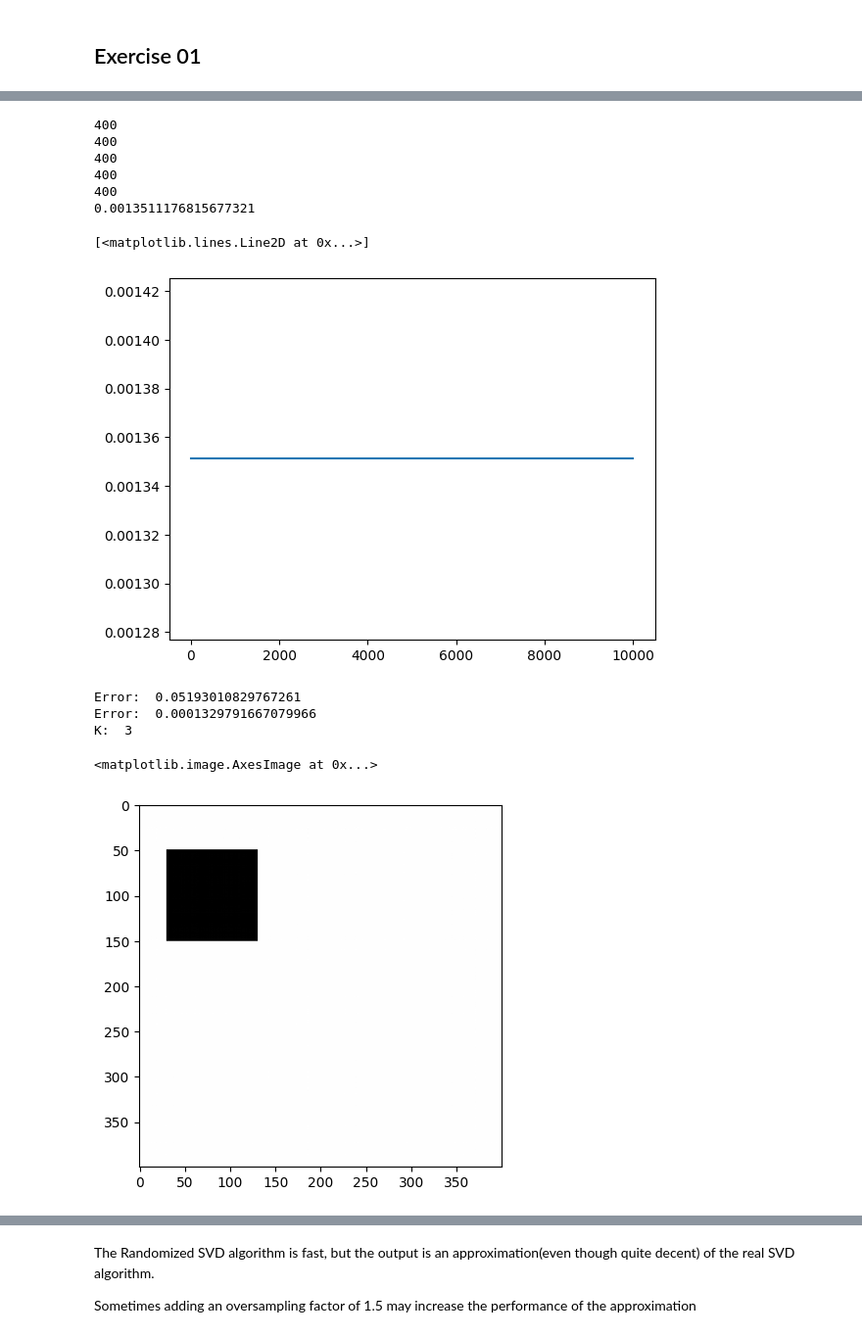
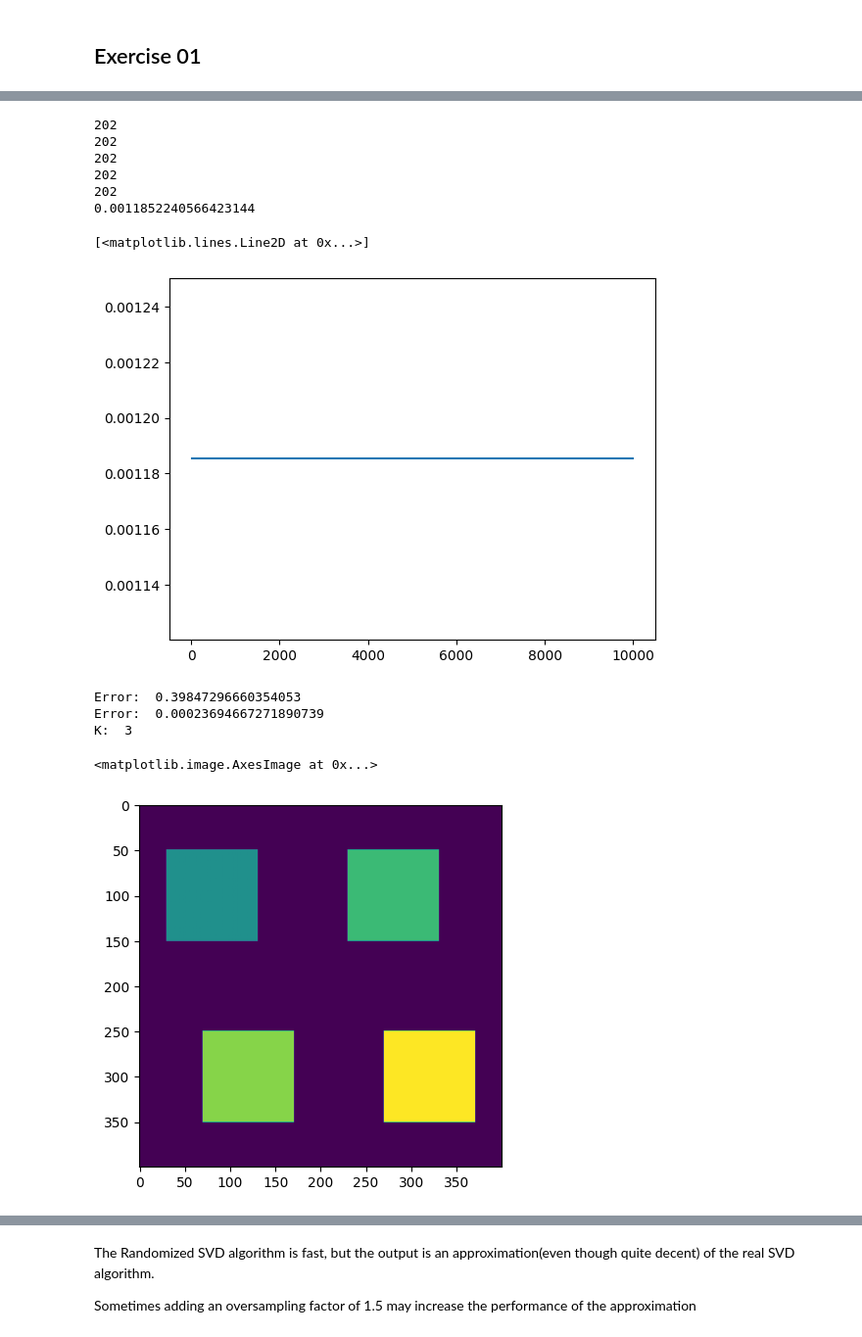
Before and after one commit to AlbertoEusebio/Numerical-Analysis-For-Machine-Learning, a Jupyter notebook: exam06.ipynb, the cells around one changed output, grey strips where cells are left out. Shown at 98% size. Saved outputs shown, nothing was run; the diff lists cells and outputs as text; code cells hidden in the pictures.

```diff
--- a/exam06.ipynb
+++ b/exam06.ipynb
@@ -26,9 +26,9 @@ for i in range(N):
     for j in range(N):
         if(50<=i<=150 and 30<=j<=130):
             X[i, j] = 110
-        elif(50 <= i <= 150, 230 <= j <= 330):
+        elif(50 <= i <= 150 and 230 <= j <= 330):
             X[i, j] = 150
-        elif(250 <= i <= 350, 70 <= j <= 170):
+        elif(250 <= i <= 350 and 70 <= j <= 170):
             X[i, j] = 180
         elif(250 <= i <= 350, 270 <= j <= 370):
             X[i, j] = 220
@@ -42,9 +42,9 @@ print(X.shape)
 print(Noise.shape)
 
 fig, ax = plt.subplots(1, 3, figsize=(10, 5))
-ax[0].imshow(X, cmap='gray')
-ax[1].imshow(X_noisy, cmap='gray')
-ax[2].imshow(Noise, cmap='gray')
+ax[0].imshow(X)
+ax[1].imshow(X_noisy)
+ax[2].imshow(Noise)
 
 print("Error: ", np.linalg.norm(X-X_noisy, "fro")/np.linalg.norm(X, "fro"))
 # %% [output]
@@ -92,35 +92,35 @@ for t in tr:
 print(error_list[-1])
 plt.plot(tr, error_list)
 # %% [output]
-400
-400
-400
-400
-400
-0.0013511176815677321
+202
+202
+202
+202
+202
+0.0011852240566423144
 [<matplotlib.lines.Line2D at 0x...>]
-[figure, old version]
+[figure, new version]
 # %%
 U, s, VT = np.linalg.svd(X_noisy, full_matrices = False)
 
 error = 1.0
 error_goal = error_list[-1]
 k = 1
 
 while error_goal <= error:
     X_hat2 = U[:, :k] @ np.diag(s[:k]) @ VT[:k, :]
     error = np.linalg.norm(X - X_hat2, "fro") / np.linalg.norm(X, "fro")
     print("Error: ", error)
     k += 1
 
 print("K: ", k)
 
 X_hat2 = U[:, :k] @ np.diag(s[:k]) @ VT[:k, :]
-plt.imshow(X_hat2, cmap='gray')
+plt.imshow(X_hat2)
 # %% [output]
-Error:  0.05193010829767261
-Error:  0.0001329791667079966
+Error:  0.39847296660354053
+Error:  0.00023694667271890739
 K:  3
 <matplotlib.image.AxesImage at 0x...>
-[figure, old version]
+[figure, new version]
 # %% [markdown]
```
Also changed, not shown: parts of 4 cells of this notebook, 2 other files.
